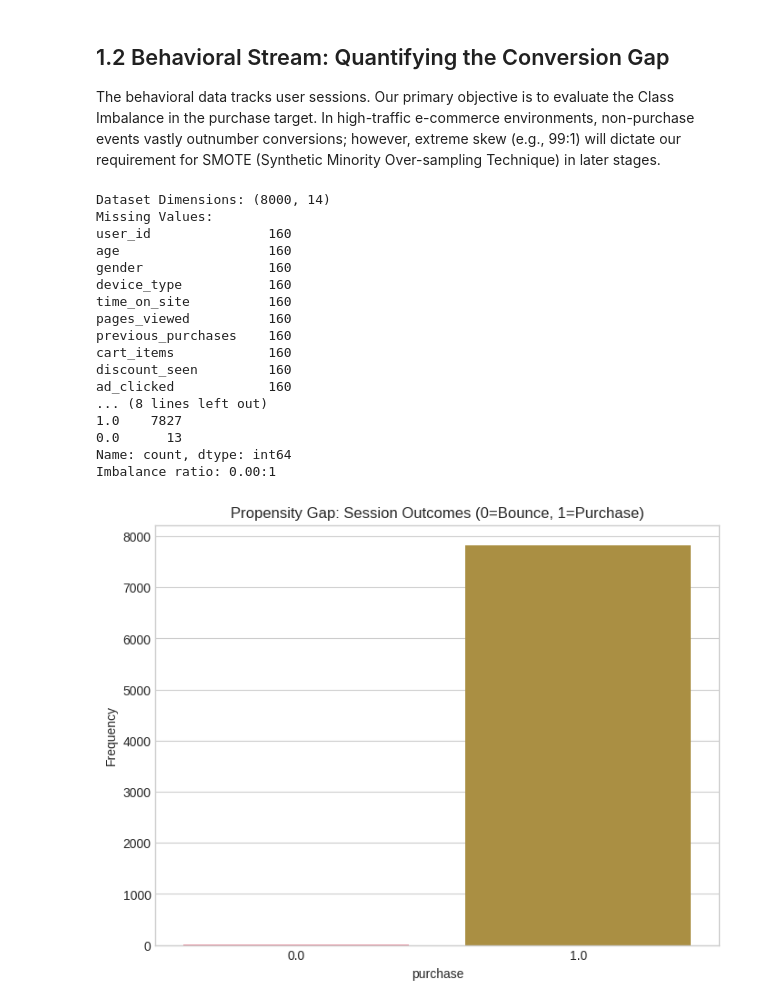
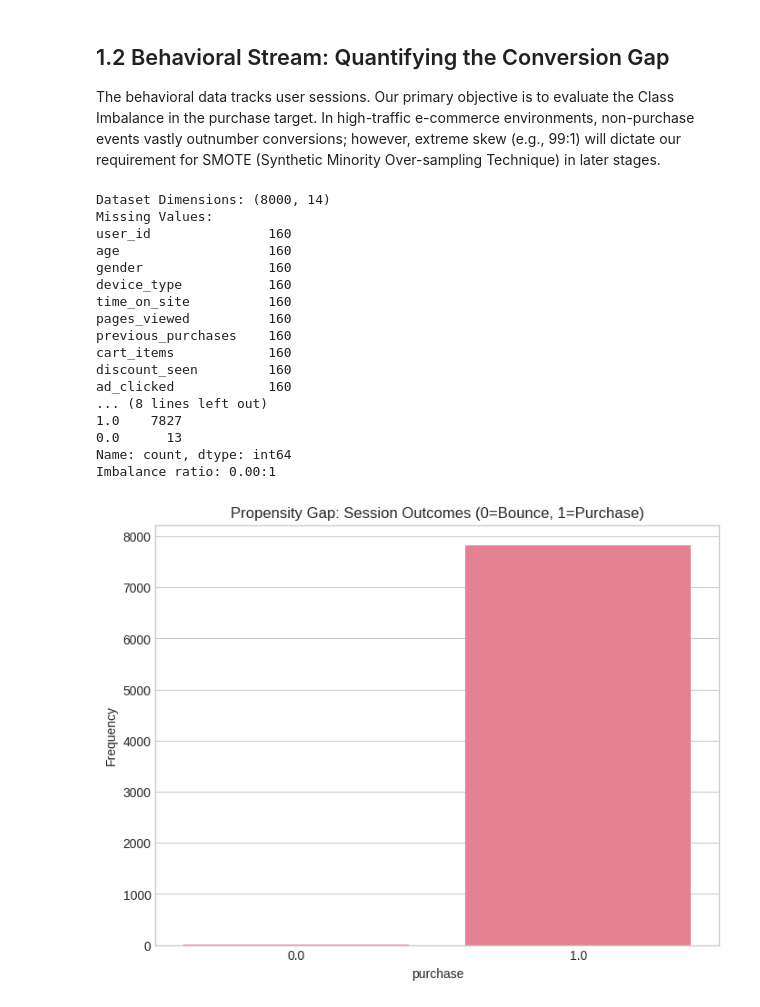
Before and after one commit to Ains123/Jumia-_CRISP-DM, a Jupyter notebook: notebooks/01_data_exploration.ipynb, the cells around one changed output. Saved outputs shown, nothing was run; the diff lists cells and outputs as text; code cells hidden in the pictures.

```diff
--- a/notebooks/01_data_exploration.ipynb
+++ b/notebooks/01_data_exploration.ipynb
@@ -42,37 +42,32 @@ print(f"Missing Values:\n{behavioral.isnull().sum()}")
 
 # Imbalance Analysis
 purchase_counts = behavioral["purchase"].value_counts()
 ratio = purchase_counts[0] / purchase_counts[1]
 print(f"\nPurchase distribution:\n{purchase_counts}")
 print(f"Imbalance ratio: {ratio:.2f}:1")
 
 # Visualizing the Propensity Gap
 plt.figure(figsize=(8, 6))
-sns.barplot(
-    x=purchase_counts.index,
-    y=purchase_counts.values,
-    hue=purchase_counts.index,
-    legend=False,
-)
+sns.barplot(x=purchase_counts.index, y=purchase_counts.values)
 plt.title("Propensity Gap: Session Outcomes (0=Bounce, 1=Purchase)")
 plt.ylabel("Frequency")
 plt.show()
 # %% [output]
 Dataset Dimensions: (8000, 14)
 Missing Values:
 user_id               160
 age                   160
 gender                160
 device_type           160
 time_on_site          160
 pages_viewed          160
 previous_purchases    160
 cart_items            160
 discount_seen         160
 ad_clicked            160
 ... (8 lines left out)
 1.0    7827
 0.0      13
 Name: count, dtype: int64
 Imbalance ratio: 0.00:1
-[figure, old version]
+[figure, new version]
```
Also changed, not shown: parts of 5 cells of this notebook.
